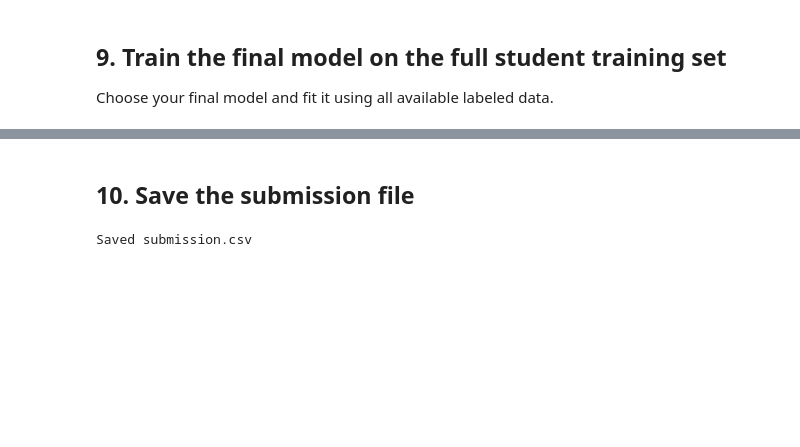
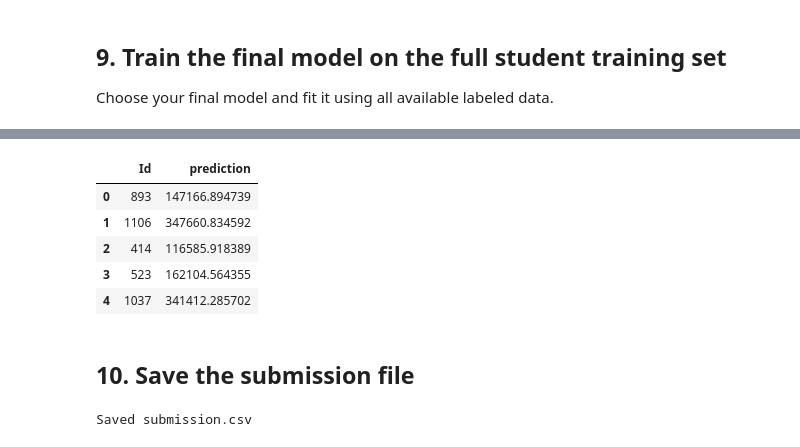
Before and after one commit to peter-schuck/data-science-visualization-project, a Jupyter notebook: lab05_files/lab05.ipynb, the cells around one changed output, grey strips where cells are left out. Drawn from its saved outputs; the diff is of its cells as text; code cells hidden in the pictures; blank space fills up the shorter version.

```diff
--- a/lab05_files/lab05.ipynb
+++ b/lab05_files/lab05.ipynb
@@ -298,6 +290,11 @@ for col in X.select_dtypes(include=["number"]).columns:
     print(X[X[col] < quartiles.loc[0.01, col]][col])
     print(f"Values in {col} above the 99th percentile:")
     print(X[X[col] > quartiles.loc[0.99, col]][col])
+
+#Excluding outliers
+outlier_idx = X.loc[X["Id"].isin([1299, 524])].index
+X.drop(index=outlier_idx, inplace=True)
+y.drop(index=outlier_idx, inplace=True)
 # %% [output]
            Id  MSSubClass  LotFrontage   LotArea  OverallQual  OverallCond  \
 0.01    12.21        20.0        21.00   1680.00         3.00          3.0
@@ -571,3 +549,87 @@ submission.head()
+# %%
+final_model = improved_model  # change if needed
+
+y_log = np.log1p(y)
+final_model.fit(X, y_log)
+
+# Preprocess test_df the same way as X
+# Fill missing values in test_df
+for col in test_df.select_dtypes(include=["number"]).columns:
+    if(test_df[col].isna().sum() > 0):
+        test_df[col] = test_df[col].fillna(test_df[col].median())
+
+for col in test_df.select_dtypes(exclude=["number"]).columns:
+    if(test_df[col].isna().sum() > 0):
+        test_df[col] = test_df[col].fillna("Unknown")
+
+# Create the same engineered features used in training
+test_df["HasPool"] = test_df["PoolArea"].apply(lambda x: 1 if x > 0 else 0)
+test_df["HasGarage"] = test_df["GarageArea"].apply(lambda x: 1 if x > 0 else 0)
+test_df["HasFireplace"] = test_df["Fireplaces"].apply(lambda x: 1 if x > 0 else 0)
+test_df["HasBasement"] = test_df["TotalBsmtSF"].apply(lambda x: 1 if x > 0 else 0)
+test_df["HasMiscFeature"] = test_df["MiscVal"].apply(lambda x: 1 if x > 0 else 0)
+test_df["HasAlley"] = test_df["Alley"].apply(lambda x: 1 if x != "Unknown" else 0)
+test_df["HasFence"] = test_df["Fence"].apply(lambda x: 1 if x != "Unknown" else 0)
+
+test_df["TotalSF"] = test_df["TotalBsmtSF"] + test_df["1stFlrSF"] + test_df["2ndFlrSF"]
+test_df["TotalBathrooms"] = test_df["FullBath"] + (0.5 * test_df["HalfBath"]) + test_df["BsmtFullBath"] + (0.5 * test_df["BsmtHalfBath"])
+test_df["TotalPorchSF"] = test_df["OpenPorchSF"] + test_df["EnclosedPorch"] + test_df["3SsnPorch"] + test_df["ScreenPorch"]
+test_df["Age"] = test_df["YrSold"] - test_df["YearBuilt"]
+test_df["RemodAge"] = test_df["YrSold"] - test_df["YearRemodAdd"]
+test_df["DecadeBuilt"] = (test_df["YearBuilt"] // 10) * 10
+test_df["DecadeRemod"] = (test_df["YearRemodAdd"] // 10) * 10
+test_df["DecadeSold"] = (test_df["YrSold"] // 10) * 10
+
+# Keep Id values for submission and drop Id before prediction
+if id_col in test_df.columns:
+    test_ids = test_df[id_col].copy()
+    test_df.drop(columns=[id_col], inplace=True)
+
+# Drop columns not used in the final training data
+test_df.drop(columns=["Utilities", "PoolQC", "Street", "MiscFeature", "Condition2", "RoofMatl", "Heating", "Exterior2nd", "BsmtFinType2", "BsmtFinSF2", "Alley", "Fireplaces", "FireplaceQu", "Fence", "PoolArea"], inplace=True, errors='ignore')
+
+# Apply the same encodings to test_df
+if "MSZoning" in test_df.columns:
+    test_df["MSZoning"] = test_df["MSZoning"].replace({"RL": 0, "RM": 1, "C (all)": 2, "FV": 3, "RH": 4})
+if "LotShape" in test_df.columns:
+    test_df["LotShape"] = test_df["LotShape"].replace({"Reg": 0, "IR1": 1, "IR2": 2, "IR3": 3})
+if "LandContour" in test_df.columns:
+    test_df["LandContour"] = test_df["LandContour"].replace({"Lvl": 0, "Bnk": 1, "HLS": 2, "Low": 3})
+if "LandSlope" in test_df.columns:
+    test_df["LandSlope"] = test_df["LandSlope"].replace({"Gtl": 0, "Mod": 1, "Sev": 2})
+if "Neighborhood" in test_df.columns:
+    test_df["Neighborhood"] = test_df["Neighborhood"].replace({"CollgCr": 0, "Veenker": 1, "Crawfor": 2, "NoRidge": 3, "Mitchel": 4, "Somerst": 5, "NWAmes": 6, "OldTown": 7, "BrkSide": 8, "Sawyer": 9, "NridgHt": 10, "NAmes": 11, "SawyerW": 12, "IDOTRR": 13, "MeadowV": 14, "Edwards": 15, "Timber": 16, "Gilbert": 17, "StoneBr": 18, "ClearCr": 19, "NPknolls": 20, "Blmngtn": 21, "BrDale": 22, "SWISU": 23, "Blueste": 24})
+if "Condition1" in test_df.columns:
+    test_df["Condition1"] = test_df["Condition1"].replace({"Norm": 0, "Feedr": 1, "Artery": 2, "RRAn": 3, "PosN": 4, "RRAe": 5, "PosA": 6, "RRNe": 7, "Ancestr": 8})
+if "BldgType" in test_df.columns:
+    test_df["BldgType"] = test_df["BldgType"].replace({"1Fam": 0, "2fmCon": 1, "Duplex": 2, "TwnhsE": 3, "Twnhs": 4})
+if "HouseStyle" in test_df.columns:
+    test_df["HouseStyle"] = test_df["HouseStyle"].replace({"1Story": 0, "2Story": 1, "1.5Fin": 2, "SLvl": 3, "SFoyer": 4, "1.5Unf": 5, "2.5Unf": 6, "2.5Fin": 7})
+if "CentralAir" in test_df.columns:
+    test_df["CentralAir"] = test_df["CentralAir"].replace({"Y": 1, "N": 0})
+
+# Convert to numeric for the encoded columns
+for col in encoded_cols:
+    if col in test_df.columns:
+        test_df[col] = pd.to_numeric(test_df[col], errors='coerce').astype('Int64')
+
+# Predict and build submission
+test_predictions_log = final_model.predict(test_df)
+test_predictions = np.expm1(test_predictions_log)
+
+submission = pd.DataFrame({
+    id_col: test_ids,
+    "prediction": np.maximum(test_predictions, 0)
+})
+
+submission.head()
+# %% [output]
+|  | Id | prediction |
+| 0 | 893 | 147166.894739 |
+| 1 | 1106 | 347660.834592 |
+| 2 | 414 | 116585.918389 |
+| 3 | 523 | 162104.564355 |
+| 4 | 1037 | 341412.285702 |
 # %% [markdown]
 ## 10. Save the submission file
 # %%
```
Also changed, not shown: parts of 13 cells of this notebook.
